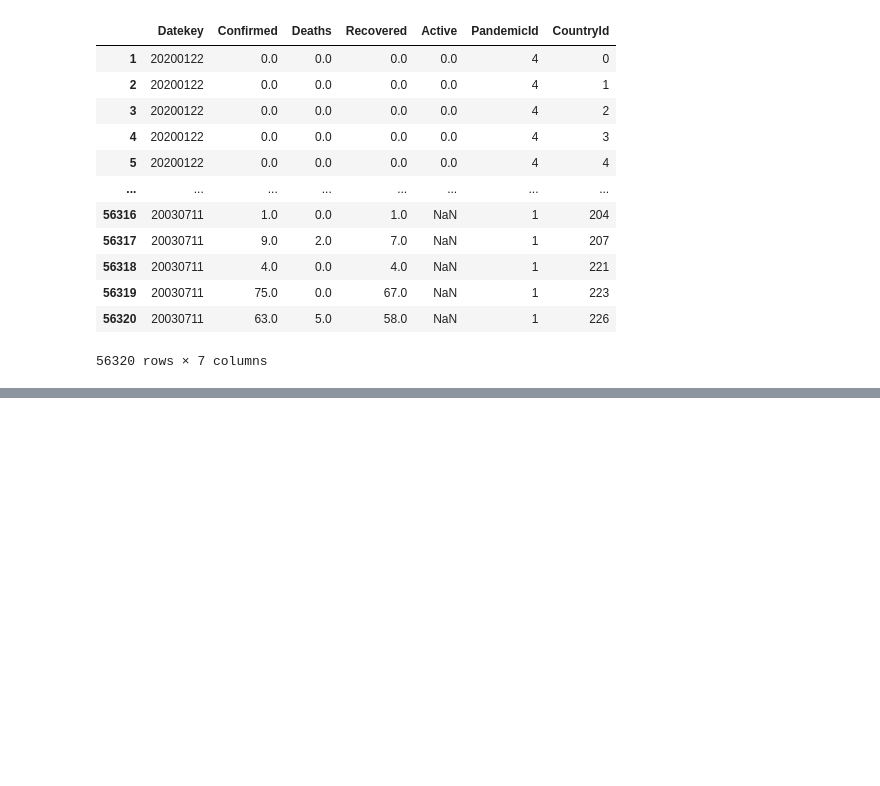
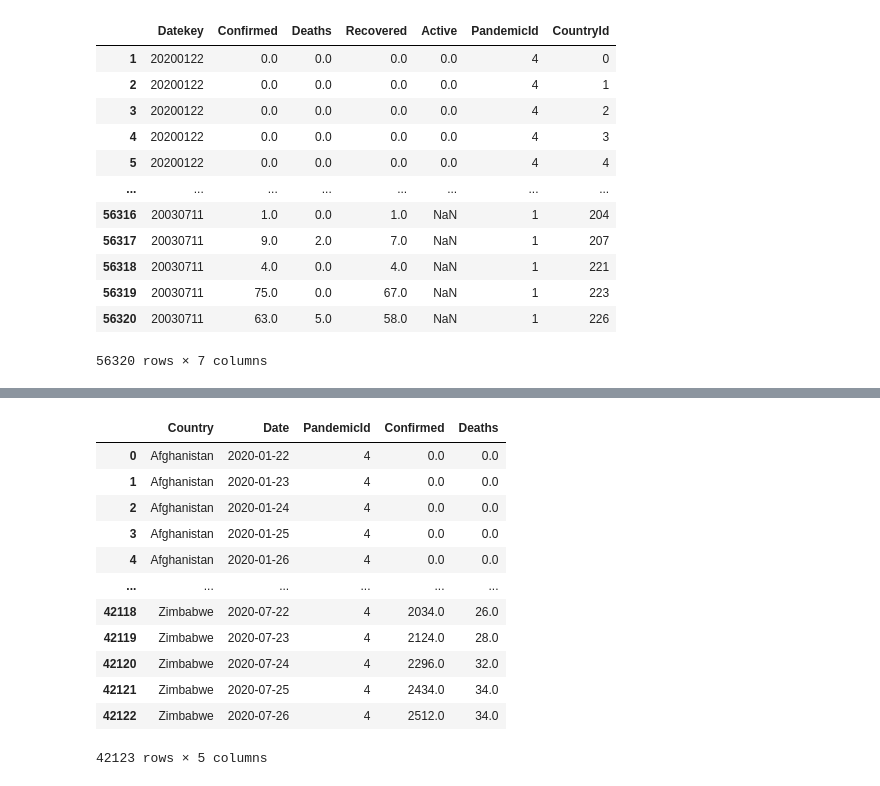
Before and after one commit to Fnor-BE/pandemic-etl, a Jupyter notebook: ETL.ipynb, the cells around one changed output, grey strips where cells are left out. Cells and saved outputs as stored; diff of their text form; code cells hidden in the pictures; blank space fills up the shorter version.

```diff
--- a/ETL.ipynb
+++ b/ETL.ipynb
@@ -198,7 +198,7 @@ df
 # %%
 # Replaces date with a datekey
 df['Datekey'] = pd.to_datetime(df['Date']).dt.strftime('%Y%m%d').astype(int)
-df.drop(columns=['Date'], inplace=True)
+# df.drop(columns=['Date'], inplace=True)
 # %% [markdown]
 ## DimPandemics
 # %%
@@ -271,0 +288,20 @@ facts
+# %%
+sum_countries_df = df.groupby(['Country', 'Date', 'PandemicId']).agg({
+    'Confirmed': 'sum',
+    'Deaths': 'sum'
+}).reset_index()
+sum_countries_df
+# %% [output]
+|  | Country | Date | PandemicId | Confirmed | Deaths |
+| 0 | Afghanistan | 2020-01-22 | 4 | 0.0 | 0.0 |
+| 1 | Afghanistan | 2020-01-23 | 4 | 0.0 | 0.0 |
+| 2 | Afghanistan | 2020-01-24 | 4 | 0.0 | 0.0 |
+| 3 | Afghanistan | 2020-01-25 | 4 | 0.0 | 0.0 |
+| 4 | Afghanistan | 2020-01-26 | 4 | 0.0 | 0.0 |
+| ... | ... | ... | ... | ... | ... |
+| 42118 | Zimbabwe | 2020-07-22 | 4 | 2034.0 | 26.0 |
+| 42119 | Zimbabwe | 2020-07-23 | 4 | 2124.0 | 28.0 |
+| 42120 | Zimbabwe | 2020-07-24 | 4 | 2296.0 | 32.0 |
+| 42121 | Zimbabwe | 2020-07-25 | 4 | 2434.0 | 34.0 |
+| 42122 | Zimbabwe | 2020-07-26 | 4 | 2512.0 | 34.0 |
+42123 rows × 5 columns
```
Also changed, not shown: parts of 5 cells of this notebook, 1 other file.
